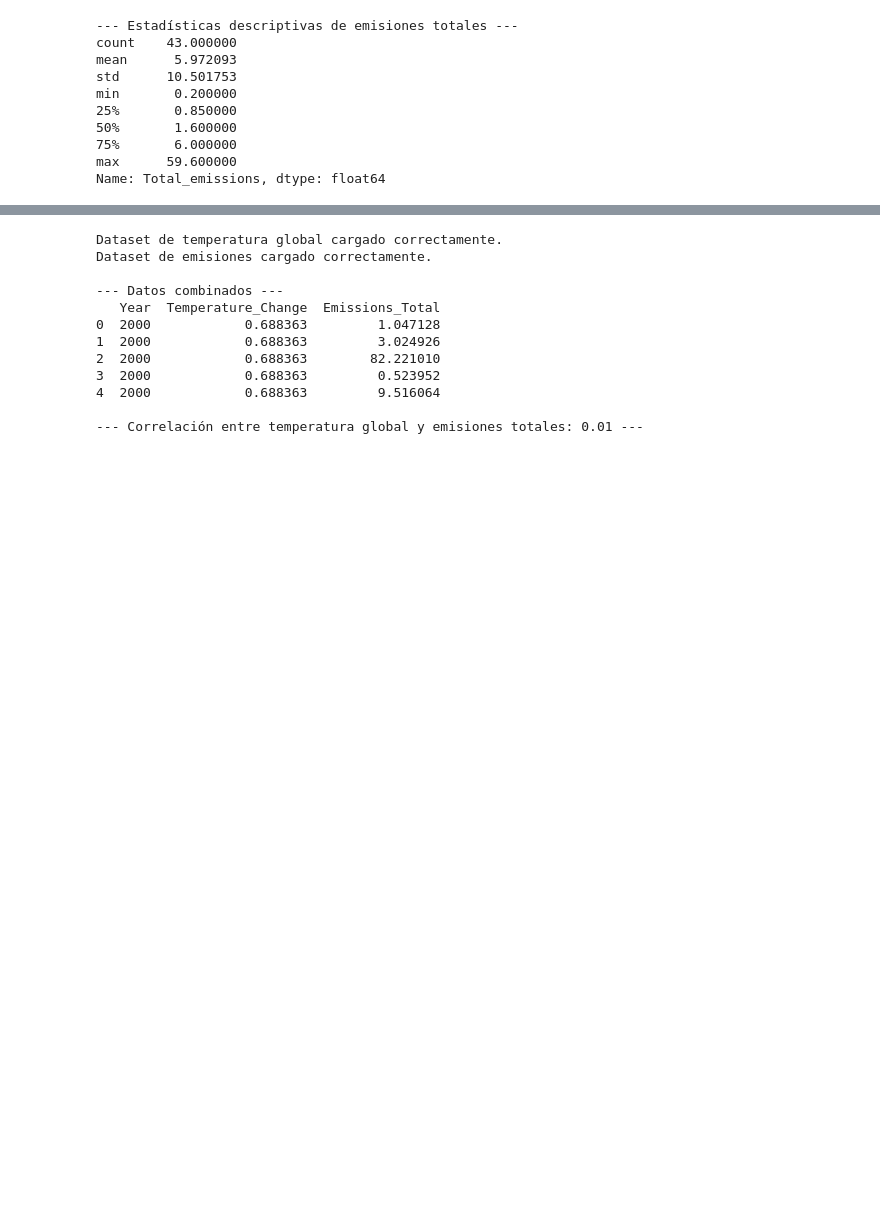
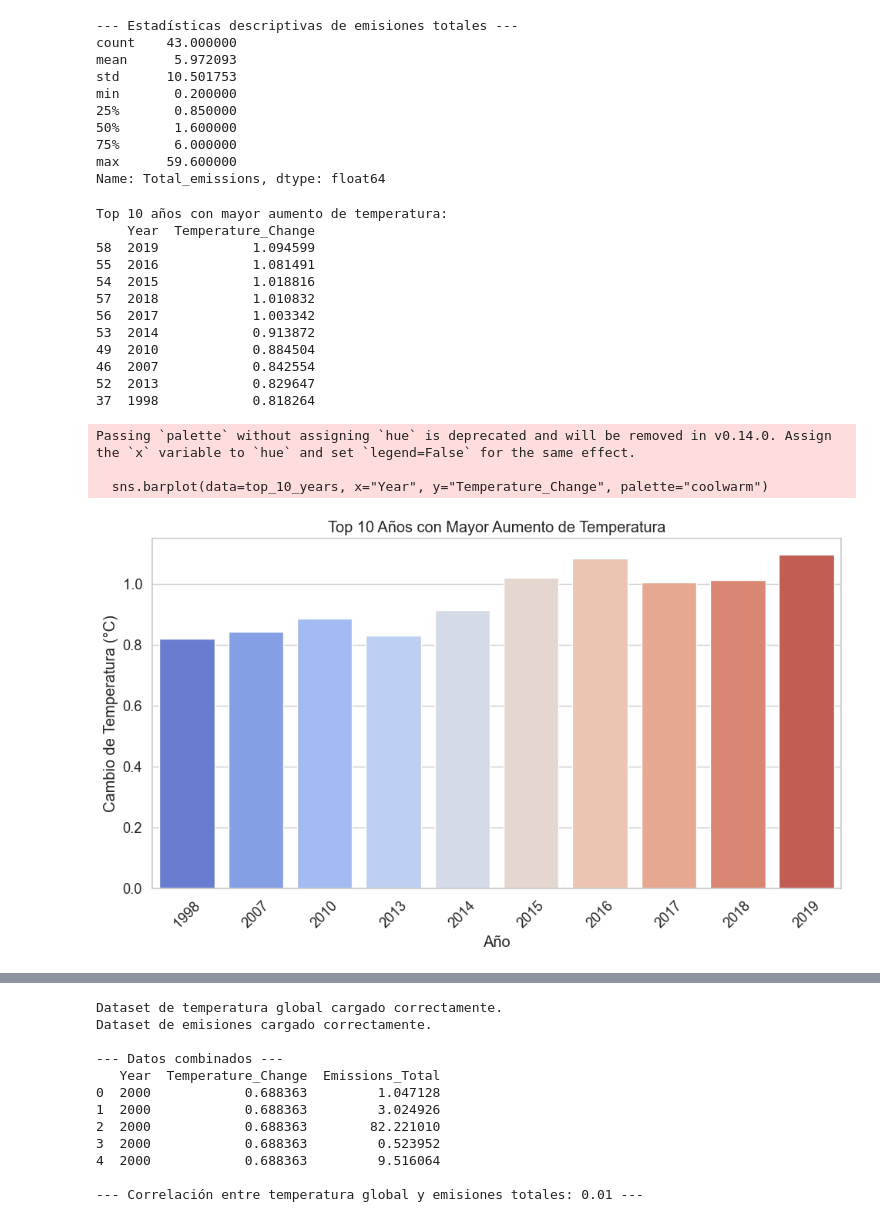
Before and after one commit to CarlosRomanM/proyecto_abril, a Jupyter notebook: Pro1_Abril.ipynb, the cells around one changed output, grey strips where cells are left out. Saved outputs shown, nothing was run; the diff lists cells and outputs as text; code cells hidden in the pictures; blank space fills up the shorter version.

Commit message:
Descripción de los cambios realizados

```diff
--- a/Pro1_Abril.ipynb
+++ b/Pro1_Abril.ipynb
@@ -746,3 +742,75 @@ Name: Total_emissions, dtype: float64
 # %%
 """3-  ¿Cuál es la relación entre el aumento de la temperatura global y las tendencias de emisiones
      agrícolas?"""
+# %%
+import pandas as pd
+import matplotlib.pyplot as plt
+import seaborn as sns
+
+# Ruta del archivo
+file_path = "/Users/kardiahq/Desktop/Project_abril/Agro_Smart/Environment_Temperature_change_E_All_Data_NOFLAG.csv"
+
+# Leer el archivo con la codificación correcta
+try:
+    df_temperature = pd.read_csv(file_path, encoding="ISO-8859-1")  # Cambia "ISO-8859-1" si es necesario
+except UnicodeDecodeError:
+    print("Error al leer el archivo. Intenta con otra codificación.")
+    raise
+
+# Transformar columnas de años en filas (si las columnas de años tienen el prefijo "Y")
+year_columns = [col for col in df_temperature.columns if col.startswith("Y")]
+
+# Convertir a formato largo
+df_temperature_long = pd.melt(
+    df_temperature,
+    id_vars=["Area"],  # Mantener columnas como "Area" o "Country"
+    value_vars=year_columns,  # Columnas de años
+    var_name="Year",  # Nueva columna para los años
+    value_name="Temperature_Change"  # Nueva columna para los valores
+)
+
+# Limpiar la columna "Year" para eliminar el prefijo "Y"
+df_temperature_long["Year"] = df_temperature_long["Year"].str.lstrip("Y").astype(int)
+
+# Agrupar por año y calcular el promedio del cambio de temperatura
+df_top_years = df_temperature_long.groupby("Year")["Temperature_Change"].mean().reset_index()
+
+# Ordenar por el cambio de temperatura en orden descendente
+df_top_years = df_top_years.sort_values(by="Temperature_Change", ascending=False)
+
+# Seleccionar los 10 años con el mayor aumento de temperatura
+top_10_years = df_top_years.head(10)
+
+# Mostrar los valores del top 10 en la consola
+print("Top 10 años con mayor aumento de temperatura:")
+print(top_10_years)
+
+# Configuración del estilo de los gráficos
+sns.set(style="whitegrid", palette="muted", font_scale=1.2)
+
+# Crear un gráfico de barras
+plt.figure(figsize=(10, 6))
+sns.barplot(data=top_10_years, x="Year", y="Temperature_Change", palette="coolwarm")
+plt.title("Top 10 Años con Mayor Aumento de Temperatura")
+plt.xlabel("Año")
+plt.ylabel("Cambio de Temperatura (°C)")
+plt.xticks(rotation=45)
+plt.tight_layout()
+plt.show()
+# %% [output]
+Top 10 años con mayor aumento de temperatura:
+    Year  Temperature_Change
+58  2019            1.094599
+55  2016            1.081491
+54  2015            1.018816
+57  2018            1.010832
+56  2017            1.003342
+53  2014            0.913872
+49  2010            0.884504
+46  2007            0.842554
+52  2013            0.829647
+37  1998            0.818264
+Passing `palette` without assigning `hue` is deprecated and will be removed in v0.14.0. Assign the `x` variable to `hue` and set `legend=False` for the same effect.
+
+  sns.barplot(data=top_10_years, x="Year", y="Temperature_Change", palette="coolwarm")
+[figure, added]
```
Also changed, not shown: parts of 7 cells of this notebook.
